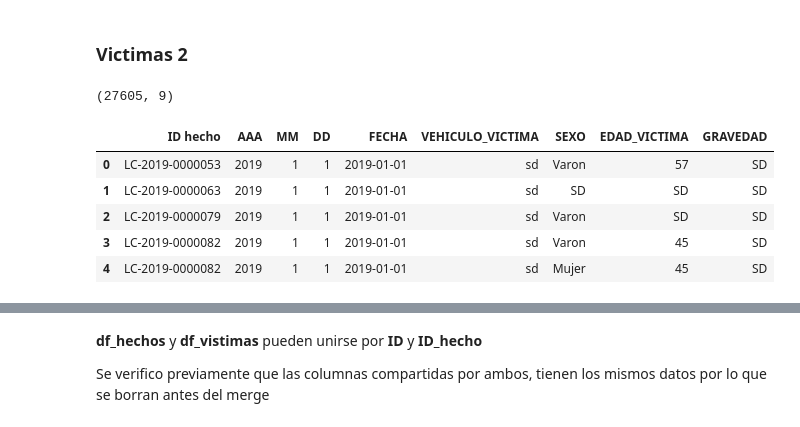
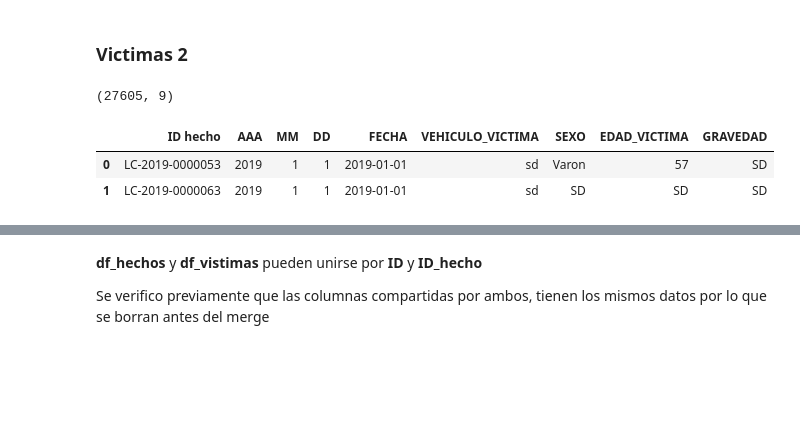
Before and after one commit to jrguignan/Proyecto-Siniestros_Viales-Data_Analyst, a Jupyter notebook: ETL - EDA.ipynb, the cells around one changed output, grey strips where cells are left out. Drawn from its saved outputs; the diff is of its cells as text; code cells hidden in the pictures; blank space fills up the shorter version.

```diff
--- a/ETL - EDA.ipynb
+++ b/ETL - EDA.ipynb
@@ -112,12 +40,9 @@ verificar_tipo_datos(df_victimas)
 ### Victimas 2
 # %%
 print(df_victimas2.shape)
-df_victimas2.head(5)
+df_victimas2.head(2)
 # %% [output]
 (27605, 9)
 |  | ID hecho | AAA | MM | DD | FECHA | VEHICULO_VICTIMA | SEXO | EDAD_VICTIMA | GRAVEDAD |
 | 0 | LC-2019-0000053 | 2019 | 1 | 1 | 2019-01-01 | sd | Varon | 57 | SD |
 | 1 | LC-2019-0000063 | 2019 | 1 | 1 | 2019-01-01 | sd | SD | SD | SD |
-| 2 | LC-2019-0000079 | 2019 | 1 | 1 | 2019-01-01 | sd | Varon | SD | SD |
-| 3 | LC-2019-0000082 | 2019 | 1 | 1 | 2019-01-01 | sd | Varon | 45 | SD |
-| 4 | LC-2019-0000082 | 2019 | 1 | 1 | 2019-01-01 | sd | Mujer | 45 | SD |
```
Also changed, not shown: parts of 65 cells of this notebook, 2 other files.
